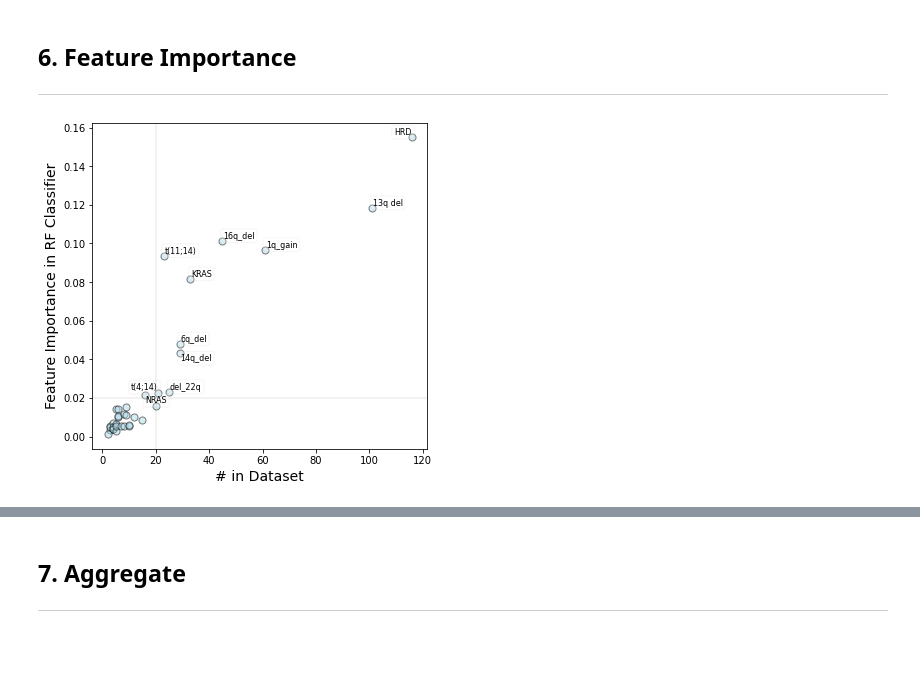
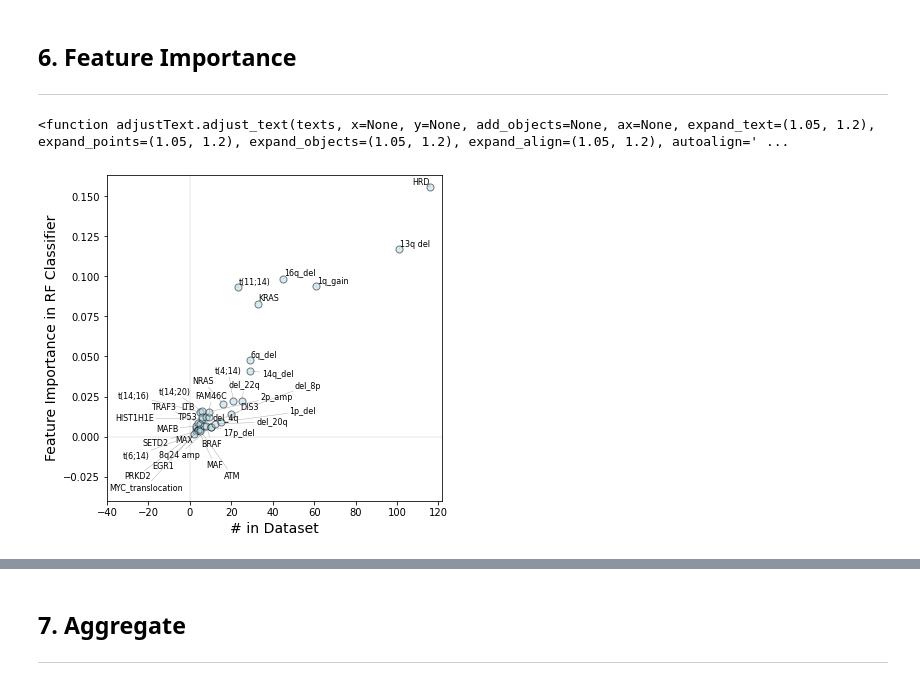
Before and after one commit to getzlab/SMM_clustering_2020, a Jupyter notebook: Fig3/1_clinical_classifier.ipynb, the cells around one changed output, grey strips where cells are left out. Drawn from its saved outputs; the diff is of its cells as text; code cells hidden in the pictures; blank space fills up the shorter version.

```diff
--- a/Fig3/1_clinical_classifier.ipynb
+++ b/Fig3/1_clinical_classifier.ipynb
@@ -323,0 +431,19 @@ DFCI Training Accuracy: 0.932 (0.035)
+# %%
+from statannot import add_stat_annotation
+
+fig,ax = plt.subplots(figsize=(4,4))
+
+sns.stripplot(data=scores_df, x='model', y='scores', ax=ax, edgecolor='k', linewidth=1, s=5, alpha=0.5)
+sns.violinplot(data=scores_df, x='model', y='scores', ax=ax, color='white')
+ax.set_ylabel("CV Accuracy", fontsize=14)
+ax.set_xlabel("")
+ax.set_xticklabels(["No Optim","Optim"], fontsize=14)
+
+test_results = add_stat_annotation(
+    ax, data=scores_df, x='model', y='scores',
+    box_pairs=[("No Hyperparamter Optimization", "Hyperparamter Optimization")],
+    test='Mann-Whitney', text_format='star',
+    loc='outside', verbose=2, text_offset=2)
+
+ax.set_ylim(None,1.15)
+plt.savefig("figures/CV_accuracy_comparison.pdf", dpi=100, bbox_inches='tight')
@@ -327,6 +474,12 @@ DFCI Training Accuracy: 0.932 (0.035)
 # %%
 feats_df = pd.DataFrame(model_clust.feature_importances_, index=train_df.columns, columns=['weight'])
 feats_df['n'] = X_detailed_df.sum(0)
+# %%
+from adjustText import adjust_text
+
+adjust_text
+# %% [output]
+<function adjustText.adjust_text(texts, x=None, y=None, add_objects=None, ax=None, expand_text=(1.05, 1.2), expand_points=(1.05, 1.2), expand_objects=(1.05, 1.2), expand_align=(1.05, 1.2), autoalign=' ...
 # %%
 from typing import Union
 
@@ -376,21 +529,24 @@ def labeled_scatterplot(
                     ha='center',
                     va='center',
                     fontsize=lab_size,
-                    bbox=dict(facecolor='white', edgecolor='lightgrey', boxstyle='round', alpha=0.2)
+                    #bbox=dict(facecolor='white', edgecolor='lightgrey', boxstyle='round', alpha=0.2)
                 )
             )
+
+    ax.set_xlim([-40,None])
+    ax.set_ylim([-.04,None])
 
     if len(texts)>0:
         ax.axhline(ylim, c='grey', alpha=0.8, linewidth=0.25)
         ax.axvline(xlim, c='grey', alpha=0.8, linewidth=0.25)
-        adjust_text(texts)
+        adjust_text(texts, arrowprops=dict(arrowstyle="-", color='grey', lw=0.3))
 
     ax.set_xlabel("# in Dataset", fontsize=14)
     ax.set_ylabel("Feature Importance in RF Classifier", fontsize=14)
 
     return fig
 # %%
-_ = labeled_scatterplot(feats_df, "n", "weight", xlim=20, ylim=0.02)
+_ = labeled_scatterplot(feats_df, "n", "weight", xlim=0, ylim=0)
 plt.savefig("figures/SX_RF_feat_importance.pdf", dpi=100, bbox_inches='tight')
 # %% [output]
-[figure, old version]
+[figure, new version]
```
Also changed, not shown: parts of 24 cells of this notebook, 14 other files.
